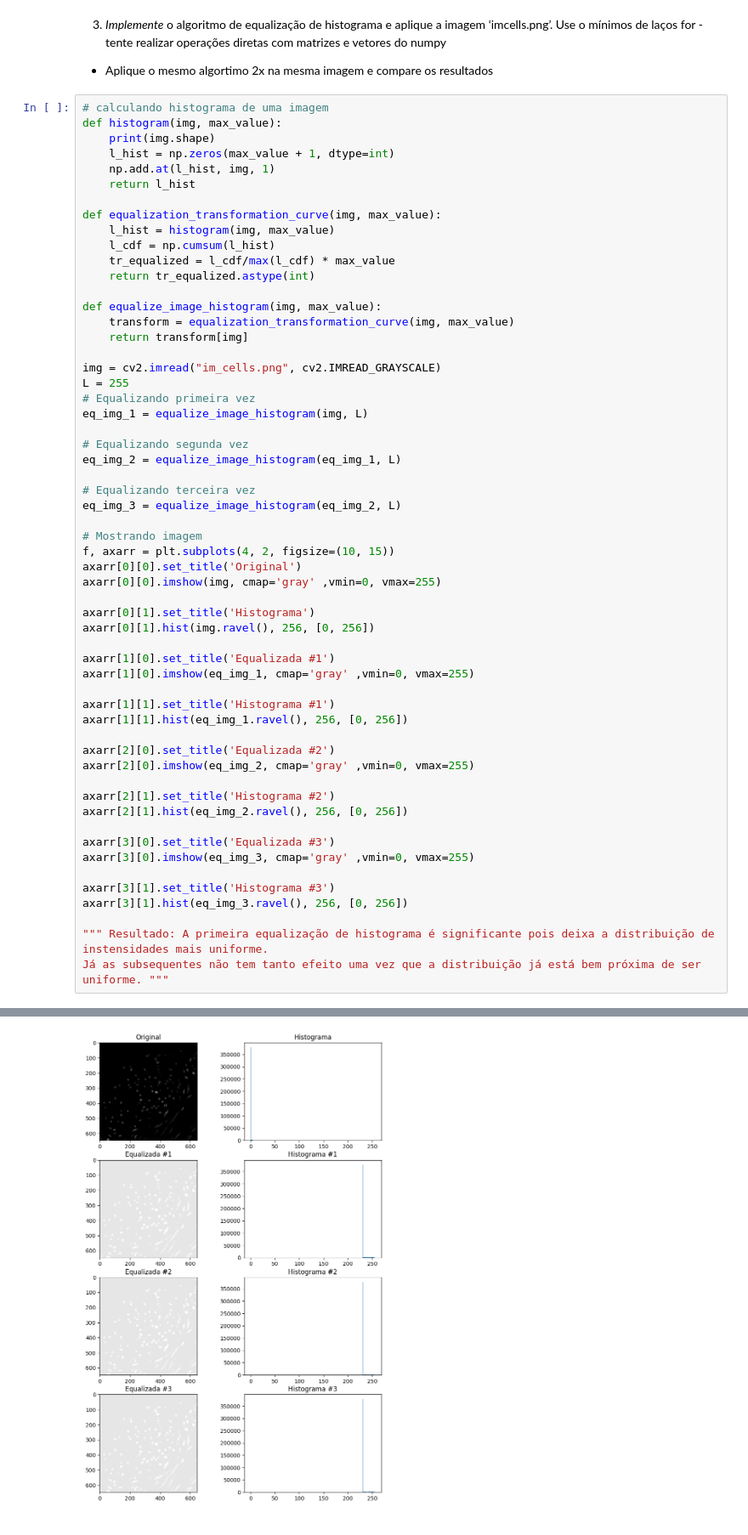
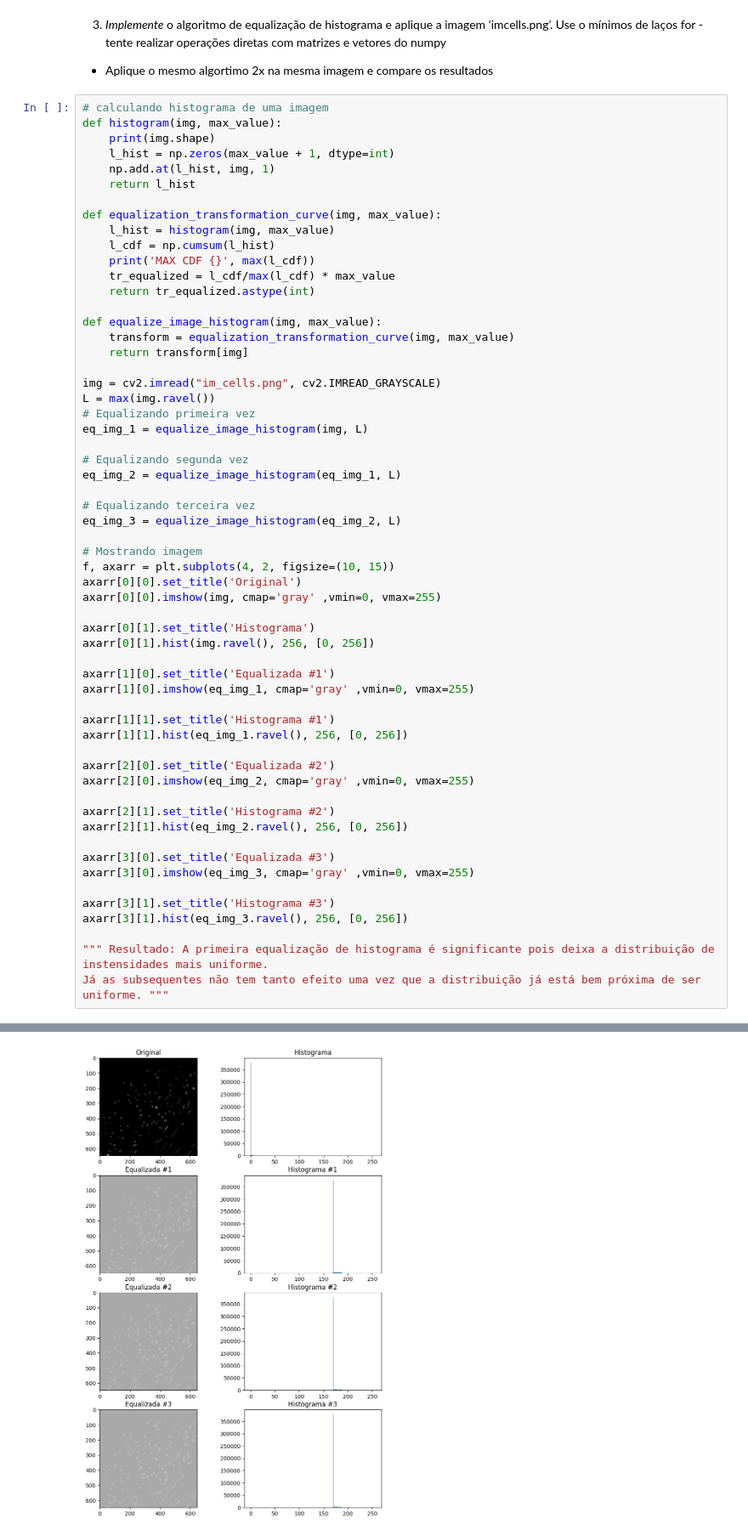
Before and after one commit to gabrielmsantos/pgc111-labs-2023, a Jupyter notebook: Lab03 - Histogram Equalization/Lab03_hist.ipynb, the cells around one changed output, grey strips where cells are left out. Shown at 85% size. Saved outputs shown, nothing was run; the diff lists cells and outputs as text.

Commit message:
Finalizando Equalizacao de Histograma V2

```diff
--- a/Lab03 - Histogram Equalization/Lab03_hist.ipynb
+++ b/Lab03 - Histogram Equalization/Lab03_hist.ipynb
@@ -181,6 +180,7 @@ def histogram(img, max_value):
 def equalization_transformation_curve(img, max_value):
     l_hist = histogram(img, max_value)
     l_cdf = np.cumsum(l_hist)
+    print('MAX CDF {}', max(l_cdf))
     tr_equalized = l_cdf/max(l_cdf) * max_value
     return tr_equalized.astype(int)
 
@@ -189,7 +189,7 @@ def equalize_image_histogram(img, max_value):
     return transform[img]
 
 img = cv2.imread("im_cells.png", cv2.IMREAD_GRAYSCALE)
-L = 255
+L = max(img.ravel())
 # Equalizando primeira vez
 eq_img_1 = equalize_image_histogram(img, L)
 
@@ -234,2 +237,2 @@ Já as subsequentes não tem tanto efeito uma vez que a distribuição já está
 ' Resultado: A primeira equalização de histograma é significante pois deixa a distribuição de instensidades mais uniforme.\nJá as subsequentes não tem tanto efeito uma vez que a distribuição já está b ...
-[figure, old version]
+[figure, new version]
```
Also changed, not shown: parts of 3 cells of this notebook.
